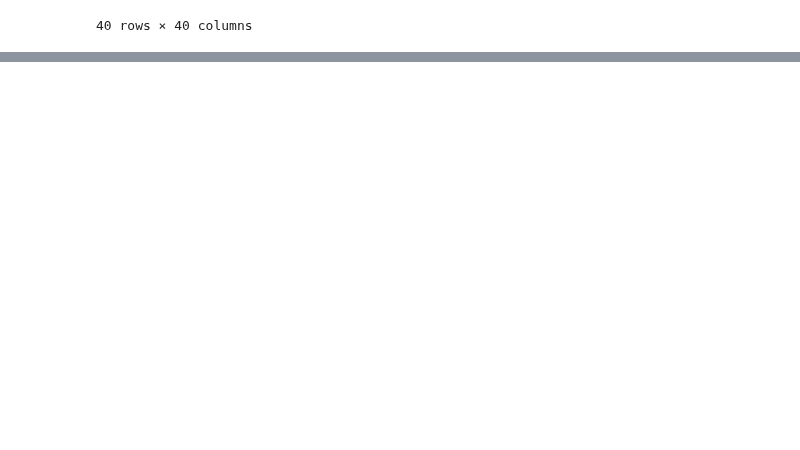
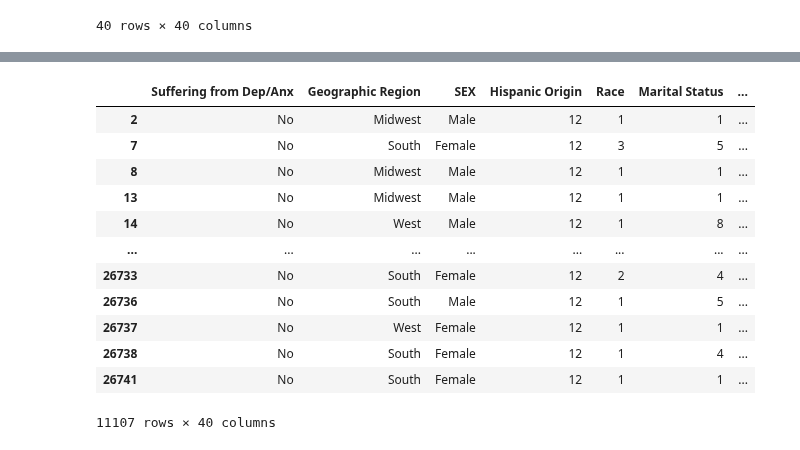
Before and after one commit to ShipraGupta16/Project_1, a Jupyter notebook: cdc_codes.ipynb, the cells around one changed output, grey strips where cells are left out. Drawn from its saved outputs; the diff is of its cells as text; code cells hidden in the pictures; blank space fills up the shorter version.

```diff
--- a/cdc_codes.ipynb
+++ b/cdc_codes.ipynb
@@ -194,0 +203,6 @@ binary_answers_df
+# %%
+# Drop all NAN from selected column
+anx_df = df_17[~(df_17['Suffering from Dep/Anx'].isna())]
+# %%
+# Turning column from float to int
+anx_df['Suffering from Dep/Anx'] = anx_df['Suffering from Dep/Anx'].astype(int)
@@ -194,0 +214,9 @@ binary_answers_df
+# %%
+# Create a dictionary for column
+renamed_anx = {1: "Yes",
+               2: "No"}
+# %%
+# Adding the changes from the dictionary to the data frame
+anx_df['Suffering from Dep/Anx'] = anx_df['Suffering from Dep/Anx'].map(renamed_anx)
+
+anx_df = anx_df[~(anx_df['Suffering from Dep/Anx'].isna())]
@@ -194,0 +227,16 @@ binary_answers_df
+# %%
+anx_df
+# %% [output]
+|  | Suffering from Dep/Anx | Geographic Region | SEX | Hispanic Origin | Race | Marital Status | ... |
+| 2 | No | Midwest | Male | 12 | 1 | 1 | ... |
+| 7 | No | South | Female | 12 | 3 | 5 | ... |
+| 8 | No | Midwest | Male | 12 | 1 | 1 | ... |
+| 13 | No | Midwest | Male | 12 | 1 | 1 | ... |
+| 14 | No | West | Male | 12 | 1 | 8 | ... |
+| ... | ... | ... | ... | ... | ... | ... | ... |
+| 26733 | No | South | Female | 12 | 2 | 4 | ... |
+| 26736 | No | South | Male | 12 | 1 | 5 | ... |
+| 26737 | No | West | Female | 12 | 1 | 1 | ... |
+| 26738 | No | South | Female | 12 | 1 | 4 | ... |
+| 26741 | No | South | Female | 12 | 1 | 1 | ... |
+11107 rows × 40 columns
```
Also changed, not shown: parts of 16 cells of this notebook.
